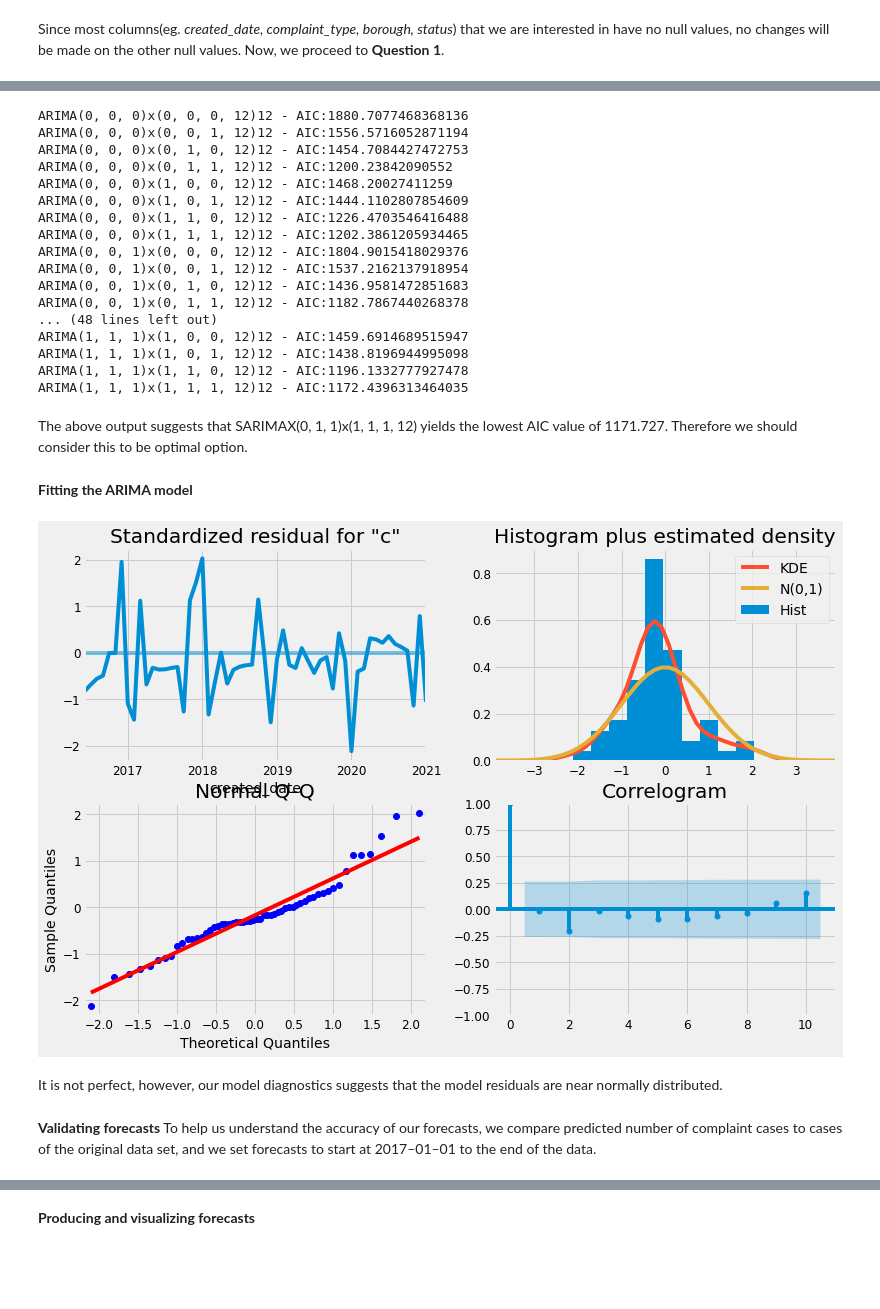
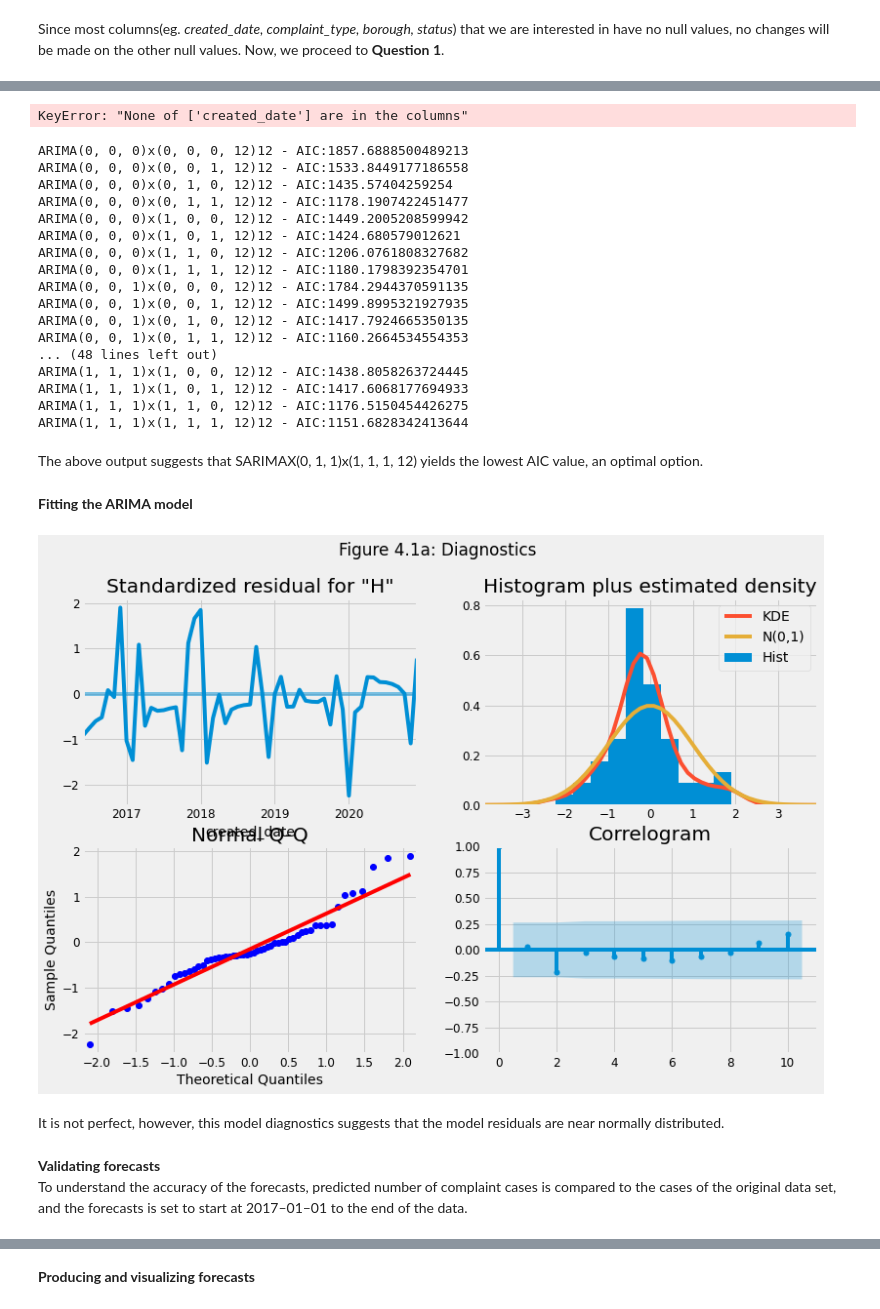
Before and after one commit to GieselC/311_Complaint_Analysis, a Jupyter notebook: NewYorkComplaintCase.ipynb, the cells around one changed output, grey strips where cells are left out. Drawn from its saved outputs; the diff is of its cells as text; code cells hidden in the pictures; blank space fills up the shorter version.

```diff
--- a/NewYorkComplaintCase.ipynb
+++ b/NewYorkComplaintCase.ipynb
@@ -121,5 +135,8 @@ def timeseries(df_, cond):
     df_ = df_.set_index('created_date')
     df_.index = pd.to_datetime(df_.index)
     df_ = df_.resample('MS').count()
+    df_ = df_[['complaint_type']]
+    df_ = df_.rename(columns={'complaint_type': cond})
+    df_ = df_.reset_index()
     return df_
 # %%
@@ -485,2 +688,8 @@ Implements a procedure for forecasting time series data based on an additive mod
+# %%
+df_hhw = df_hhw.set_index('created_date')
+# %% [output]
+KeyError: "None of ['created_date'] are in the columns"
+# %%
+df_hhw = df_hhw.resample('MS').sum()
 # %%
 import itertools
@@ -491,7 +702,7 @@ seasonal_pdq = [(x[0], x[1], x[2], 12) for x in list(itertools.product(p, d, q))
 for param in pdq:
     for param_seasonal in seasonal_pdq:
         try:
-            mod = sm.tsa.statespace.SARIMAX(df_hhw['complaint_type'],
+            mod = sm.tsa.statespace.SARIMAX(df_hhw,
                                             order=param,
                                             seasonal_order=param_seasonal,
                                             enforce_stationarity=False,
@@ -501,29 +712,29 @@ for param in pdq:
         except:
             continue
 # %% [output]
-ARIMA(0, 0, 0)x(0, 0, 0, 12)12 - AIC:1880.7077468368136
-ARIMA(0, 0, 0)x(0, 0, 1, 12)12 - AIC:1556.5716052871194
-ARIMA(0, 0, 0)x(0, 1, 0, 12)12 - AIC:1454.7084427472753
-ARIMA(0, 0, 0)x(0, 1, 1, 12)12 - AIC:1200.23842090552
-ARIMA(0, 0, 0)x(1, 0, 0, 12)12 - AIC:1468.20027411259
-ARIMA(0, 0, 0)x(1, 0, 1, 12)12 - AIC:1444.1102807854609
-ARIMA(0, 0, 0)x(1, 1, 0, 12)12 - AIC:1226.4703546416488
-ARIMA(0, 0, 0)x(1, 1, 1, 12)12 - AIC:1202.3861205934465
-ARIMA(0, 0, 1)x(0, 0, 0, 12)12 - AIC:1804.9015418029376
-ARIMA(0, 0, 1)x(0, 0, 1, 12)12 - AIC:1537.2162137918954
-ARIMA(0, 0, 1)x(0, 1, 0, 12)12 - AIC:1436.9581472851683
-ARIMA(0, 0, 1)x(0, 1, 1, 12)12 - AIC:1182.7867440268378
+ARIMA(0, 0, 0)x(0, 0, 0, 12)12 - AIC:1857.6888500489213
+ARIMA(0, 0, 0)x(0, 0, 1, 12)12 - AIC:1533.8449177186558
+ARIMA(0, 0, 0)x(0, 1, 0, 12)12 - AIC:1435.57404259254
+ARIMA(0, 0, 0)x(0, 1, 1, 12)12 - AIC:1178.1907422451477
+ARIMA(0, 0, 0)x(1, 0, 0, 12)12 - AIC:1449.2005208599942
+ARIMA(0, 0, 0)x(1, 0, 1, 12)12 - AIC:1424.680579012621
+ARIMA(0, 0, 0)x(1, 1, 0, 12)12 - AIC:1206.0761808327682
+ARIMA(0, 0, 0)x(1, 1, 1, 12)12 - AIC:1180.1798392354701
+ARIMA(0, 0, 1)x(0, 0, 0, 12)12 - AIC:1784.2944370591135
+ARIMA(0, 0, 1)x(0, 0, 1, 12)12 - AIC:1499.8995321927935
+ARIMA(0, 0, 1)x(0, 1, 0, 12)12 - AIC:1417.7924665350135
+ARIMA(0, 0, 1)x(0, 1, 1, 12)12 - AIC:1160.2664534554353
 ... (48 lines left out)
-ARIMA(1, 1, 1)x(1, 0, 0, 12)12 - AIC:1459.6914689515947
-ARIMA(1, 1, 1)x(1, 0, 1, 12)12 - AIC:1438.8196944995098
-ARIMA(1, 1, 1)x(1, 1, 0, 12)12 - AIC:1196.1332777927478
-ARIMA(1, 1, 1)x(1, 1, 1, 12)12 - AIC:1172.4396313464035
+ARIMA(1, 1, 1)x(1, 0, 0, 12)12 - AIC:1438.8058263724445
+ARIMA(1, 1, 1)x(1, 0, 1, 12)12 - AIC:1417.6068177694933
+ARIMA(1, 1, 1)x(1, 1, 0, 12)12 - AIC:1176.5150454426275
+ARIMA(1, 1, 1)x(1, 1, 1, 12)12 - AIC:1151.6828342413644
 # %% [markdown]
-The above output suggests that SARIMAX(0, 1, 1)x(1, 1, 1, 12) yields the lowest AIC value of 1171.727. Therefore we should consider this to be optimal option.
+The above output suggests that SARIMAX(0, 1, 1)x(1, 1, 1, 12) yields the lowest AIC value, an optimal option.
 # %% [markdown]
 **Fitting the ARIMA model**
 # %%
-mod = sm.tsa.statespace.SARIMAX(df_hhw['complaint_type'],
+mod = sm.tsa.statespace.SARIMAX(df_hhw,
                                 order=(0, 1, 1),
                                 seasonal_order=(1, 1, 1, 12),
                                 enforce_stationarity=False,
@@ -531,14 +742,15 @@ mod = sm.tsa.statespace.SARIMAX(df_hhw['complaint_type'],
 results = mod.fit()
 # %%
 results.plot_diagnostics()
+plt.suptitle('Figure 4.1a: Diagnostics')
 plt.show()
 # %% [output]
-[figure, old version]
+[figure, new version]
 # %% [markdown]
-It is not perfect, however, our model diagnostics suggests that the model residuals are near normally distributed.
+It is not perfect, however, this model diagnostics suggests that the model residuals are near normally distributed.
 # %% [markdown]
-**Validating forecasts**
-To help us understand the accuracy of our forecasts, we compare predicted number of complaint cases to cases of the original data set, and we set forecasts to start at 2017–01–01 to the end of the data.
+**Validating forecasts**<br>
+To understand the accuracy of the forecasts, predicted number of complaint cases is compared to the cases of the original data set, and the forecasts is set to start at 2017–01–01 to the end of the data.
 # %%
 pred = results.get_prediction(start=pd.to_datetime('2017-01-01'), dynamic=False)
 pred_ci = pred.conf_int()
```
Also changed, not shown: parts of 115 cells of this notebook.
